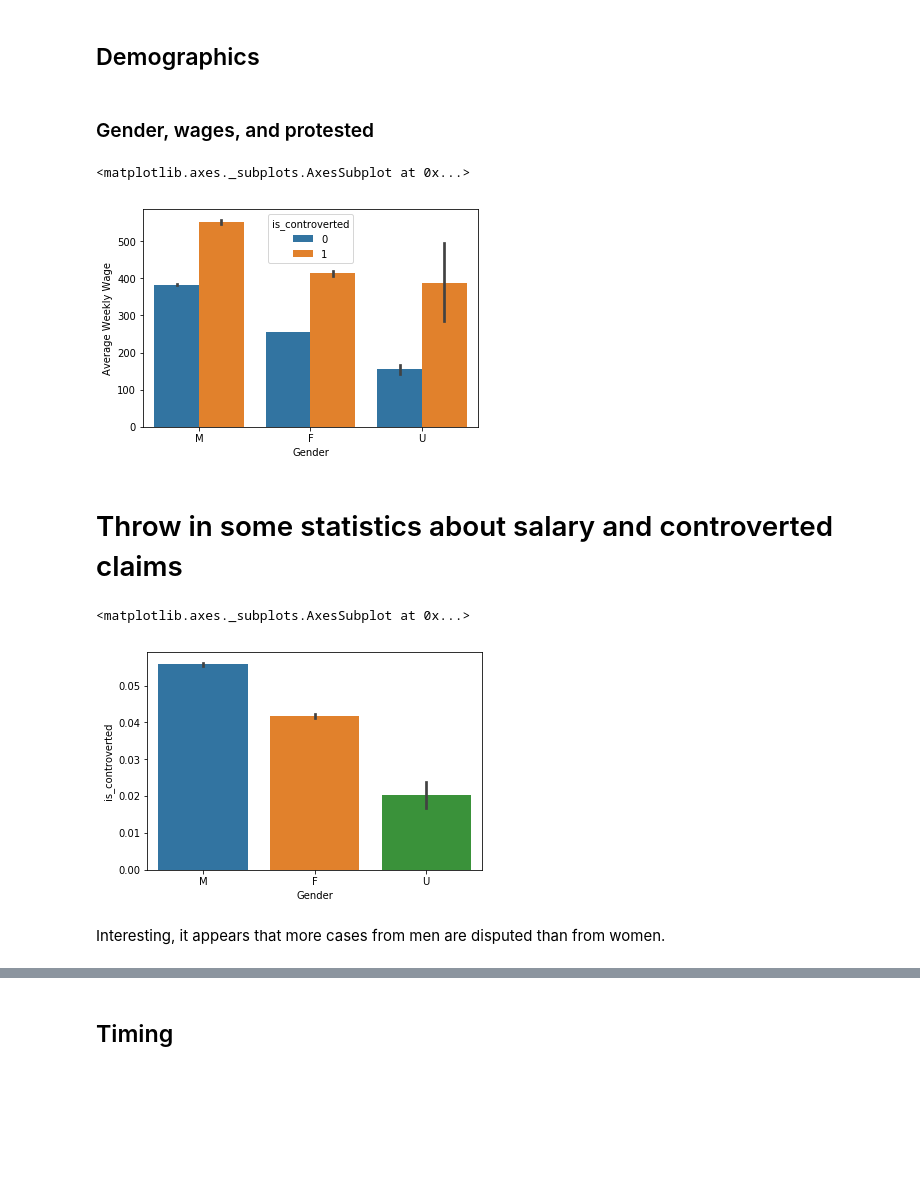
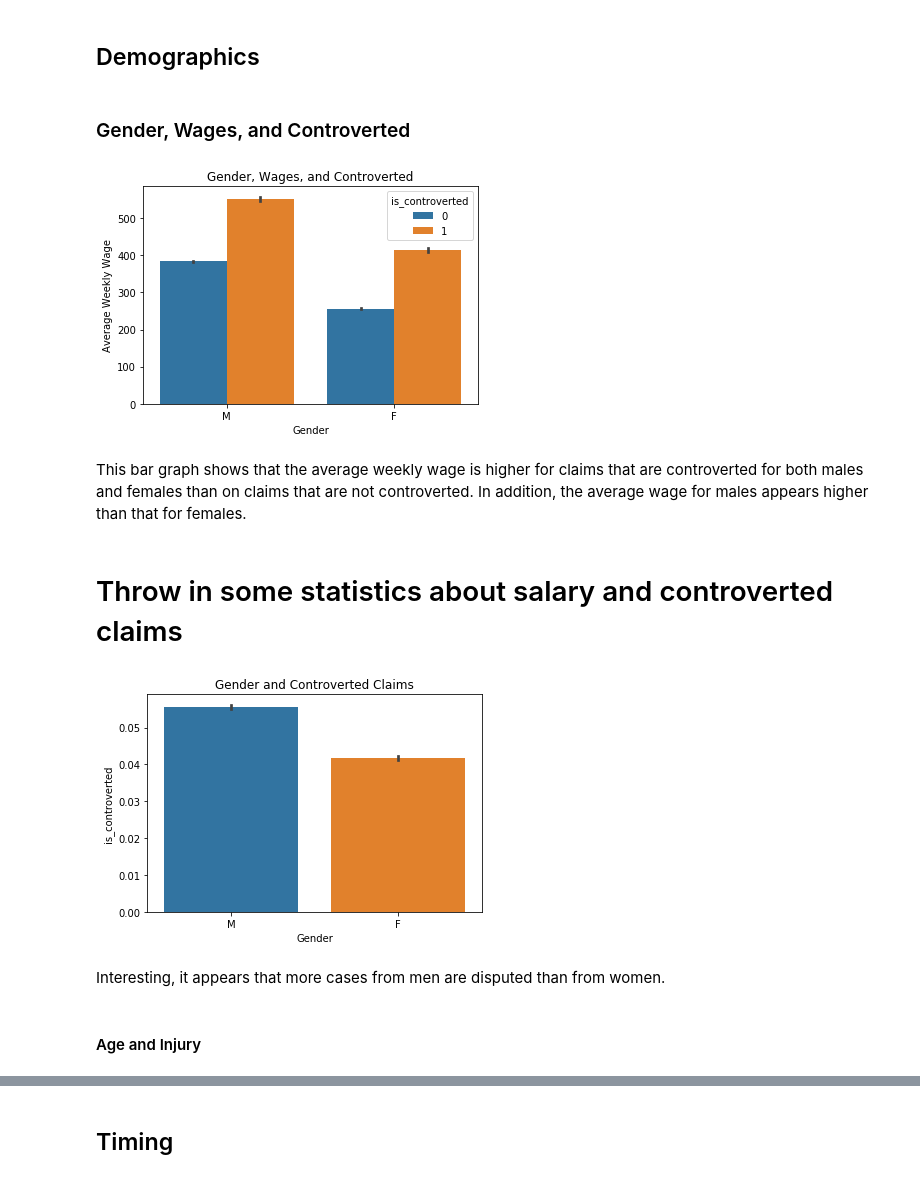
Before and after one commit to cbevis/U3_Capstone, a Jupyter notebook: NYS_Assembled_Workers2.ipynb, the cells around one changed output, grey strips where cells are left out. Drawn from its saved outputs; the diff is of its cells as text; code cells hidden in the pictures; blank space fills up the shorter version.

```diff
--- a/NYS_Assembled_Workers2.ipynb
+++ b/NYS_Assembled_Workers2.ipynb
@@ -56,6 +66,8 @@ df.loc[df['WCIO Cause of Injury Code'] == 'UK'] = np.nan
 # %%
 # Limit analysis to workers compensation claims
 df = df[df['Claim Type'] == 'Workers Compensation']
+# Drop claims where gender is unknown, ~ 6000 claims
+df = df[df['Gender'] != 'U']
 
 # Remove outlier salaries, some may be errors
 df = df[df['Average Weekly Wage'] < 20000]
@@ -65,13 +77,13 @@ df['Private Ins'] = np.where(df['Carrier Type'] == '1A. PRIVATE', 1, 0)
 df['SIF InS'] = np.where(df['Carrier Type'] == '2A. SIF', 1, 0)
 df['Self Public Ins'] = np.where(df['Carrier Type'] == '3A. SELF PUBLIC', 1, 0)
 df['Self Private Ins'] = np.where(df['Carrier Type'] == '4A. SELF PRIVATE', 1, 0)
-df['MedRegion1'] = np.where(df['Medical Fee Region'] == 'I', 1, 0)
-df['MedRegion2'] = np.where(df['Medical Fee Region'] == 'II', 1, 0)
-df['MedRegion3'] = np.where(df['Medical Fee Region'] == 'III', 1, 0)
-df['MedRegion4'] = np.where(df['Medical Fee Region'] == 'IV', 1, 0)
+#df['MedRegion1'] = np.where(df['Medical Fee Region'] == 'I', 1, 0)
+#df['MedRegion2'] = np.where(df['Medical Fee Region'] == 'II', 1, 0)
+#df['MedRegion3'] = np.where(df['Medical Fee Region'] == 'III', 1, 0)
+#df['MedRegion4'] = np.where(df['Medical Fee Region'] == 'IV', 1, 0)
 df['State Ins Fund'] = np.where(df['Carrier Name'] == 'STATE INSURANCE FUND', 1, 0)
 
-# Variabl tracking if insurance company protested claim
+# Variable tracking if insurance company protested claim
 df['is_controverted'] = np.where(df['Controverted Date'].isnull() == 1, 0, 1)
 
 # Add features about the location of the county of injury
@@ -79,10 +91,9 @@ counties = pd.read_csv('counties.csv', usecols=['Counties', 'Region', 'Upstate']
 df = df.merge(counties, left_on='County of Injury', right_on='Counties', how='left')
 df.drop('Counties', axis=1, inplace=True)
 
-df['GenderNum'] = 0
 df.loc[df['Gender']== 'M', 'GenderNum'] = 1
 df.loc[df['Gender']== 'F', 'GenderNum'] = 0
-df.loc[df['Gender']== 'U', 'GenderNum'] = np.nan
+
 
 #df['Body Code'] = pd.to_numeric(df['WCIO Part Of Body Code'])
 #df['Nature Injury Code'] = pd.to_numeric(df['WCIO Nature of Injury Code'])
@@ -216,20 +263,26 @@ The body part injured and cause of injury are related, but not 1:1. Should consi
 # %% [markdown]
 ##  Demographics
 # %% [markdown]
-### Gender, wages, and protested
+### Gender, Wages, and Controverted
 # %%
 sns.barplot(x='Gender', y='Average Weekly Wage', hue='is_controverted', data=df)
+plt.title('Gender, Wages, and Controverted')
+plt.show()
 # %% [output]
-<matplotlib.axes._subplots.AxesSubplot at 0x...>
-[figure, old version]
+[figure, new version]
+# %% [markdown]
+This bar graph shows that the average weekly wage is higher for claims that are controverted for both males and females than on claims that are not controverted.  In addition, the average wage for males appears higher than that for females.
 # %% [markdown]
 # Throw in some statistics about salary and controverted claims
 # %%
 sns.barplot(x='Gender', y='is_controverted', data=df)
+plt.title('Gender and Controverted Claims')
+plt.show()
 # %% [output]
-<matplotlib.axes._subplots.AxesSubplot at 0x...>
-[figure, old version]
+[figure, new version]
 # %% [markdown]
 Interesting, it appears that more cases from men are disputed than from women.
+# %% [markdown]
+#### Age and Injury
 # %%
 sns.boxplot(x='is_controverted', y='Age at Injury', data=df[df['Age at Injury'] > 1])
```
Also changed, not shown: parts of 64 cells of this notebook.
